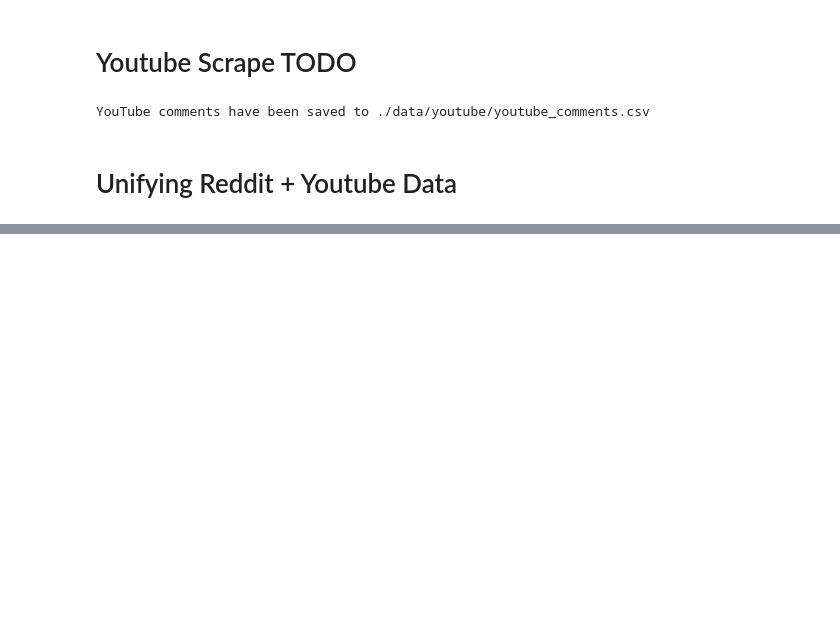
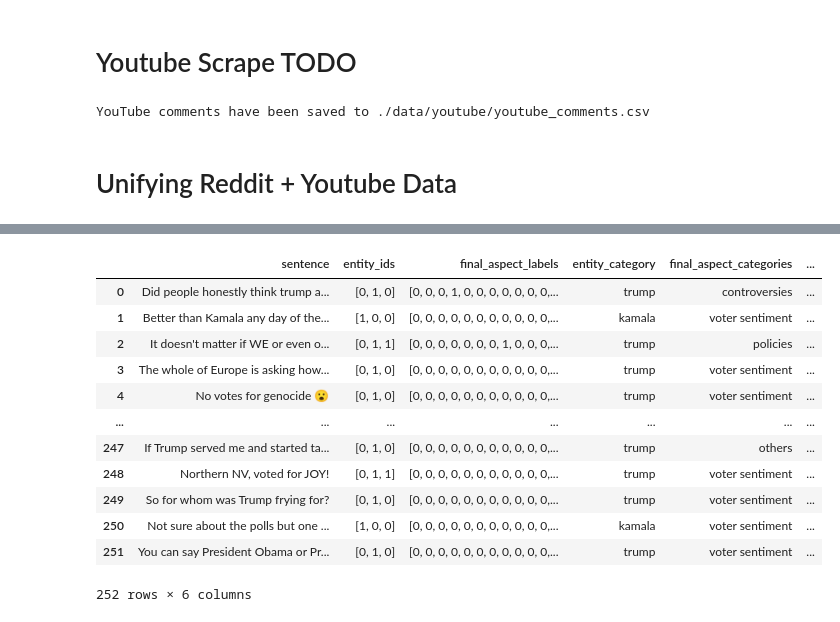
Before and after one commit to destonedbob/nusiss-project-presidential-absa-system, a Jupyter notebook: main.ipynb, the cells around one changed output, grey strips where cells are left out. Drawn from its saved outputs; the diff is of its cells as text; code cells hidden in the pictures; blank space fills up the shorter version.

Commit message:
Add rest of pipeline for ABSA analysis prediction

```diff
--- a/main.ipynb
+++ b/main.ipynb
@@ -112,0 +478,2 @@ sentence_df.head()
+# %%
+df['final_aspect_ids'] = df['final_aspect_categories'].apply(lambda x: aspect_idx_map[x])
@@ -112,0 +582,4 @@ sentence_df.head()
+# %%
+df['distil_sentiment_prediction_and_confidence_score'] = df.apply(lambda x: predict_sentiment(x, tokenizer, model, return_both=True), axis=1)
+df['distil_sentiment_prediction'] = df['distil_sentiment_prediction_and_confidence_score'].apply(lambda x: x[0])
+df['distil_sentiment_confidence_score'] = df['distil_sentiment_prediction_and_confidence_score'].apply(lambda x: x[1])
@@ -112,0 +672,19 @@ sentence_df.head()
+# %%
+texts_to_predict = df.sentence3.tolist()
+if texts_to_predict:
+    predicted_data = predict_sentiment_model2_batch(texts_to_predict, batch_size=32, return_both=True)
+df['seq2seq_sentiment_prediction'] = pd.Series(predicted_data[0])
+df['seq2seq_sentiment_confidence_score'] = pd.Series(predicted_data[1])
+# %%
+def get_final_sentiment_pred(row):
+    seq2seq_conf = row['seq2seq_sentiment_confidence_score']
+    distil_conf = row['distil_sentiment_confidence_score']
+
+    if distil_conf >= 0.85: # 0.6
+        return row['distil_sentiment_prediction']
+    elif seq2seq_conf >= -0.36: # -0.32499999999999996
+        return row['seq2seq_sentiment_prediction']
+    else:
+        return row['distil_sentiment_prediction']
+
+df['final_sentiment_prediction'] = df.apply(get_final_sentiment_pred, axis=1)
@@ -112,0 +707,16 @@ sentence_df.head()
+# %%
+df[['sentence', 'entity_ids', 'final_aspect_labels', 'entity_category', 'final_aspect_categories',  'final_sentiment_prediction']]
+# %% [output]
+|  | sentence | entity_ids | final_aspect_labels | entity_category | final_aspect_categories | ... |
+| 0 | Did people honestly think trump a... | [0, 1, 0] | [0, 0, 0, 1, 0, 0, 0, 0, 0, 0, 0,... | trump | controversies | ... |
+| 1 | Better than Kamala any day of the... | [1, 0, 0] | [0, 0, 0, 0, 0, 0, 0, 0, 0, 0, 0,... | kamala | voter sentiment | ... |
+| 2 | It doesn't matter if WE or even o... | [0, 1, 1] | [0, 0, 0, 0, 0, 0, 0, 1, 0, 0, 0,... | trump | policies | ... |
+| 3 | The whole of Europe is asking how... | [0, 1, 0] | [0, 0, 0, 0, 0, 0, 0, 0, 0, 0, 0,... | trump | voter sentiment | ... |
+| 4 | No votes for genocide 😮 | [0, 1, 0] | [0, 0, 0, 0, 0, 0, 0, 0, 0, 0, 0,... | trump | voter sentiment | ... |
+| ... | ... | ... | ... | ... | ... | ... |
+| 247 | If Trump served me and started ta... | [0, 1, 0] | [0, 0, 0, 0, 0, 0, 0, 0, 0, 0, 0,... | trump | others | ... |
+| 248 | Northern NV, voted for JOY! | [0, 1, 1] | [0, 0, 0, 0, 0, 0, 0, 0, 0, 0, 0,... | trump | voter sentiment | ... |
+| 249 | So for whom was Trump frying for? | [0, 1, 0] | [0, 0, 0, 0, 0, 0, 0, 0, 0, 0, 0,... | trump | voter sentiment | ... |
+| 250 | Not sure about the polls but one ... | [1, 0, 0] | [0, 0, 0, 0, 0, 0, 0, 0, 0, 0, 0,... | kamala | voter sentiment | ... |
+| 251 | You can say President Obama or Pr... | [0, 1, 0] | [0, 0, 0, 0, 0, 0, 0, 0, 0, 0, 0,... | trump | voter sentiment | ... |
+252 rows × 6 columns
```
Also changed, not shown: parts of 42 cells of this notebook, 18 other files.
